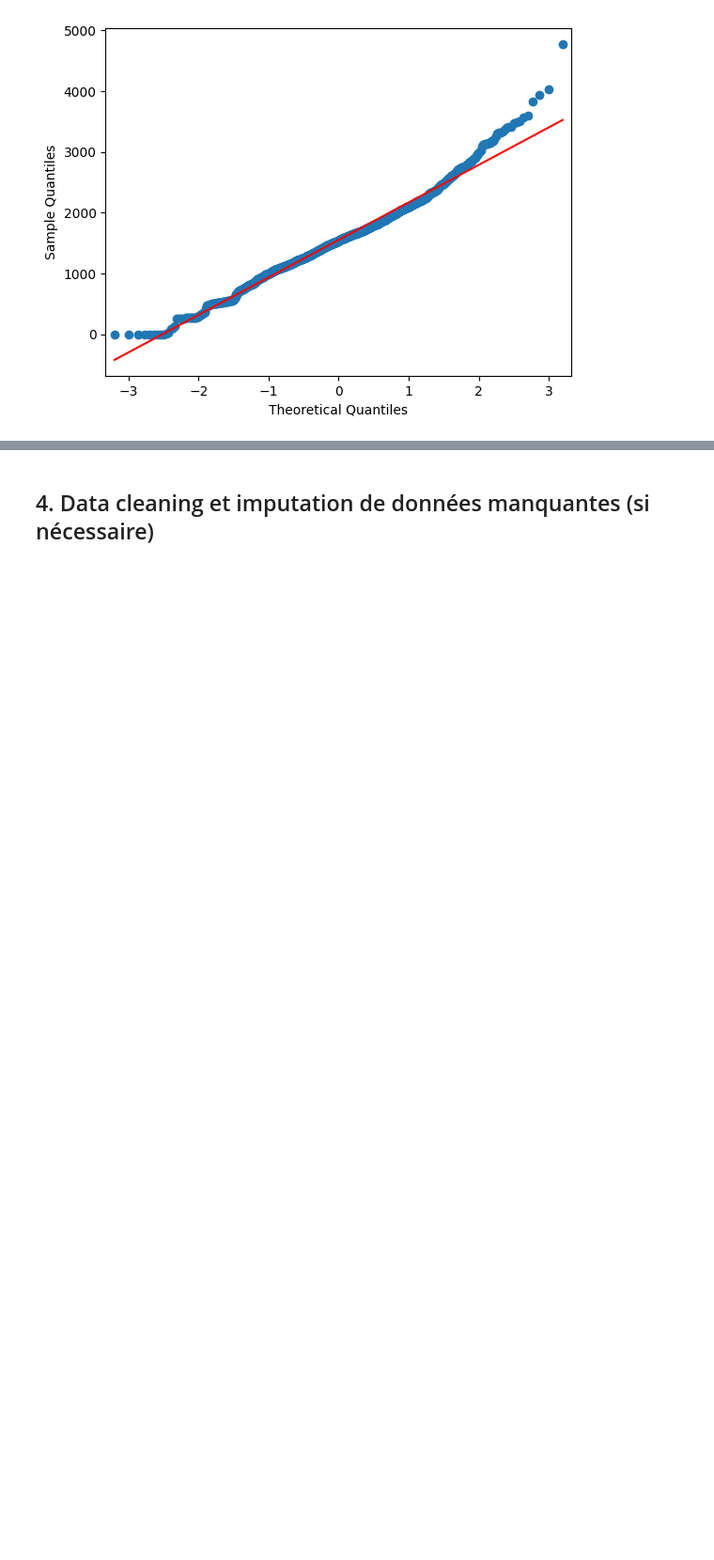
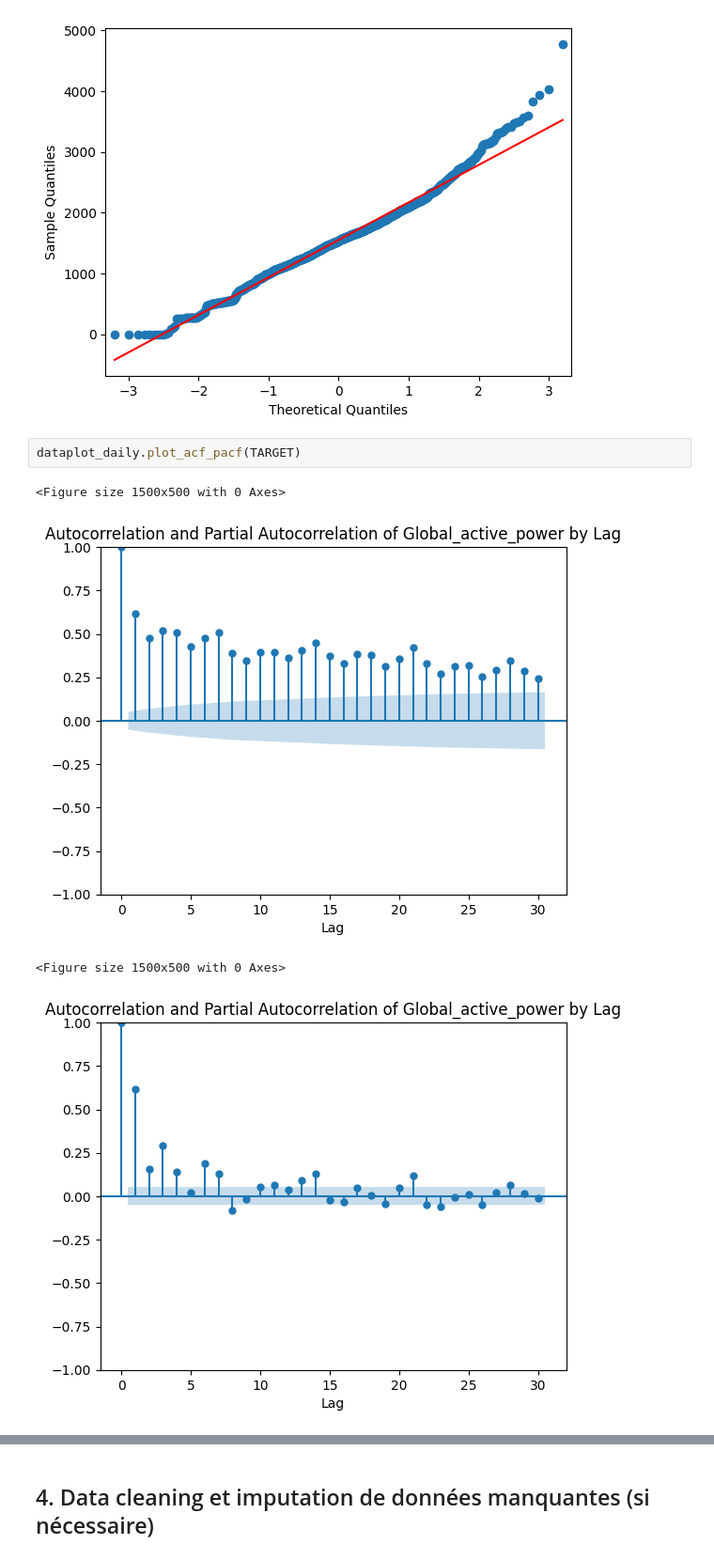
Before and after one commit to sarrabenyahia/ML-DL-time-series, a Jupyter notebook: src/notebook.ipynb, the cells around one changed output, grey strips where cells are left out. Shown at 94% size. Saved outputs shown, nothing was run; the diff lists cells and outputs as text; blank space fills up the shorter version.

```diff
--- a/src/notebook.ipynb
+++ b/src/notebook.ipynb
@@ -218,6 +168,13 @@ dataplot_weekly.plot_histogram(TARGET)
 dataplot_daily.plot_prob(TARGET)
 # %% [output]
 [figure]
+# %%
+dataplot_daily.plot_acf_pacf(TARGET)
+# %% [output]
+<Figure size 1500x500 with 0 Axes>
+[figure, added]
+<Figure size 1500x500 with 0 Axes>
+[figure, added]
 # %%
 from ydata_profiling import ProfileReport
 
```
Also changed, not shown: parts of 12 cells of this notebook, 1 other file.
